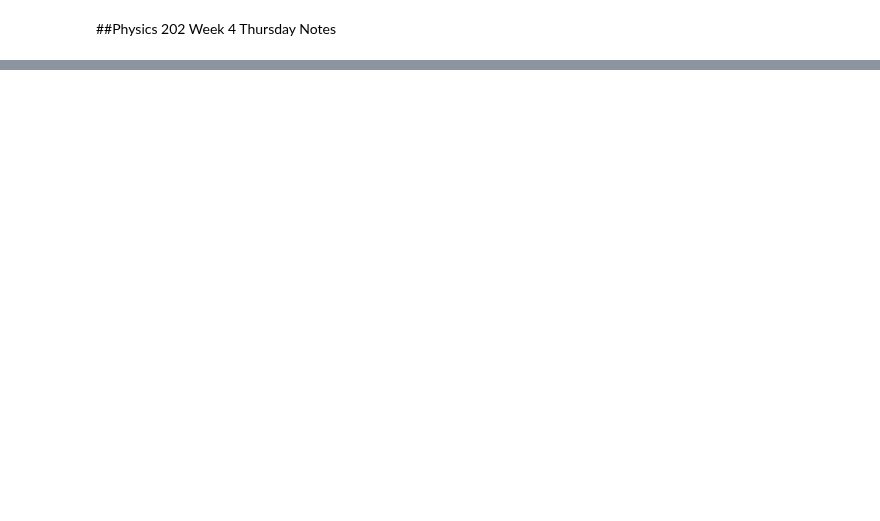
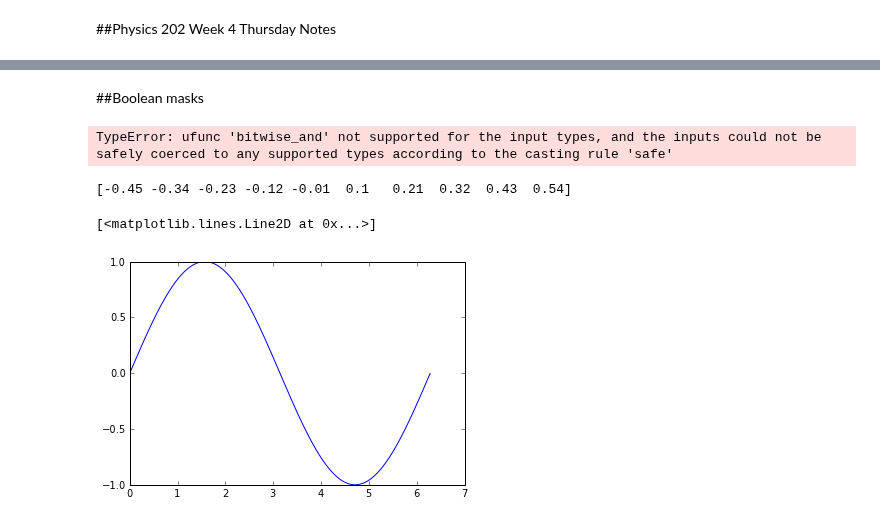
Before and after one commit to kbouch/PHYS202-S13, a Jupyter notebook: Week4/ThursdayNotes.ipynb, the cells around one changed output, grey strips where cells are left out. Cells and saved outputs as stored; diff of their text form; code cells hidden in the pictures; blank space fills up the shorter version.

```diff
--- a/Week4/ThursdayNotes.ipynb
+++ b/Week4/ThursdayNotes.ipynb
@@ -38,0 +64,18 @@ Vtot = pointPotential(x,y,q1,x1,y1) + dipolePotential(
+# %% [markdown]
+##Boolean masks
+# %%
+t = np.arange(-1.0,1.11,0.11)
+print t[5:15]
+
+
+
+print t[
+# %% [output]
+TypeError: ufunc 'bitwise_and' not supported for the input types, and the inputs could not be safely coerced to any supported types according to the casting rule 'safe'
+[-0.45 -0.34 -0.23 -0.12 -0.01  0.1   0.21  0.32  0.43  0.54]
+# %%
+theta = np.arange(0.0,2*np.pi,0.01)
+plot(theta,np.sin(theta),'b-')
+# %% [output]
+[<matplotlib.lines.Line2D at 0x...>]
+[figure, added]
```
Also changed, not shown: parts of 8 cells of this notebook.
